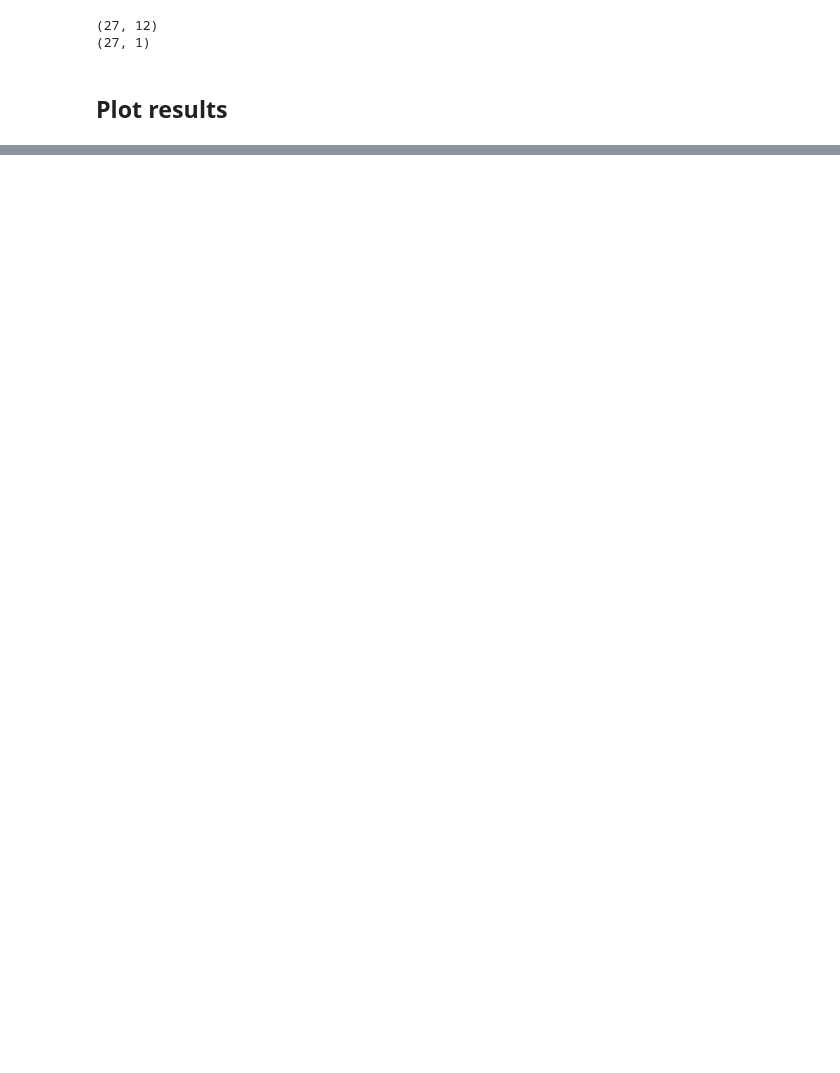
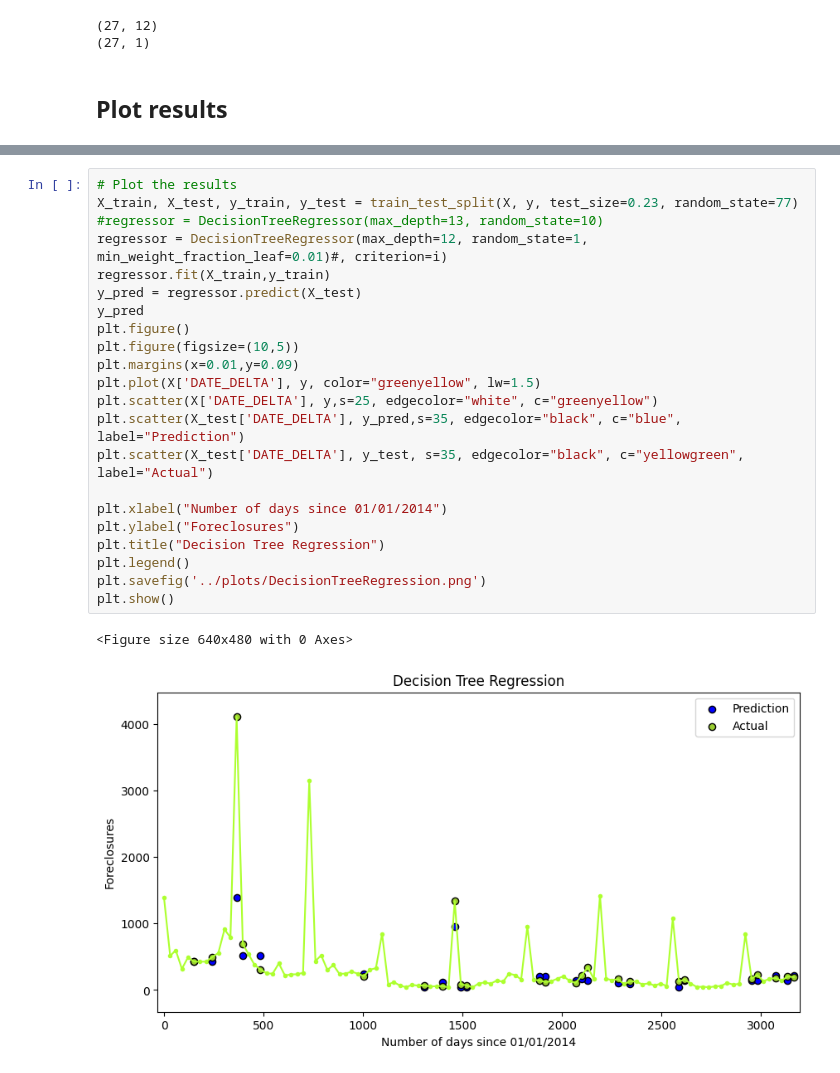
Before and after one commit to Shramster/Predicting-Los-Angeles-Foreclosures, a Jupyter notebook: application/DecisionTreeRegression.ipynb, the cells around one changed output, grey strips where cells are left out. Drawn from its saved outputs; the diff is of its cells as text; blank space fills up the shorter version.

```diff
--- a/application/DecisionTreeRegression.ipynb
+++ b/application/DecisionTreeRegression.ipynb
@@ -131,0 +169,25 @@ R_2 avg: 0.8928010387847493, RMSE 433.1629322929226 i 19
+# %%
+# Plot the results
+X_train, X_test, y_train, y_test = train_test_split(X, y, test_size=0.23, random_state=77)
+#regressor = DecisionTreeRegressor(max_depth=13, random_state=10)
+regressor = DecisionTreeRegressor(max_depth=12, random_state=1, min_weight_fraction_leaf=0.01)#, criterion=i)
+regressor.fit(X_train,y_train)
+y_pred = regressor.predict(X_test)
+y_pred
+plt.figure()
+plt.figure(figsize=(10,5))
+plt.margins(x=0.01,y=0.09)
+plt.plot(X['DATE_DELTA'], y, color="greenyellow", lw=1.5)
+plt.scatter(X['DATE_DELTA'], y,s=25, edgecolor="white", c="greenyellow")
+plt.scatter(X_test['DATE_DELTA'], y_pred,s=35, edgecolor="black", c="blue", label="Prediction")
+plt.scatter(X_test['DATE_DELTA'], y_test, s=35, edgecolor="black", c="yellowgreen", label="Actual")
+
+plt.xlabel("Number of days since 01/01/2014")
+plt.ylabel("Foreclosures")
+plt.title("Decision Tree Regression")
+plt.legend()
+plt.savefig('../plots/DecisionTreeRegression.png')
+plt.show()
+# %% [output]
+<Figure size 640x480 with 0 Axes>
+[figure, added]
```
Also changed, not shown: parts of 7 cells of this notebook, 8 other files.
